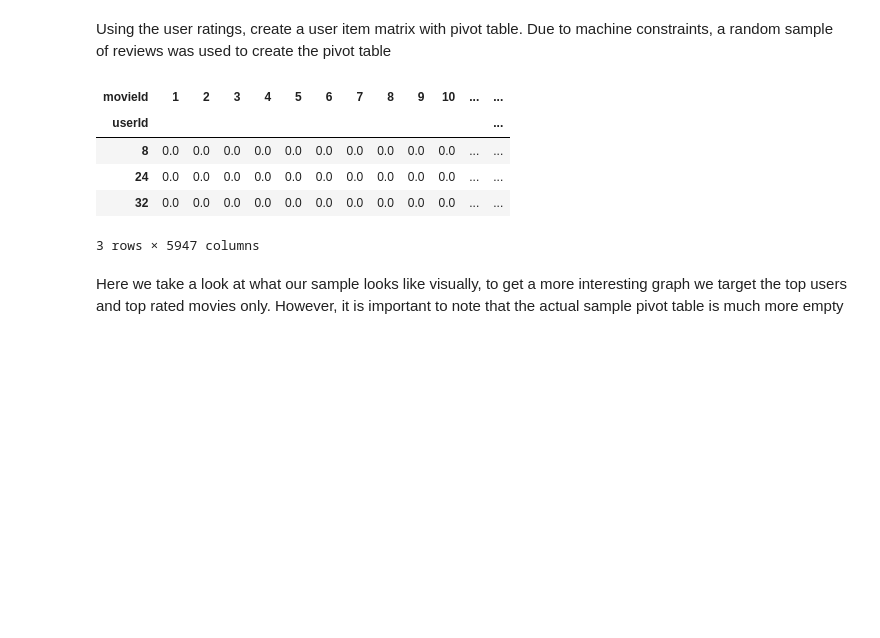
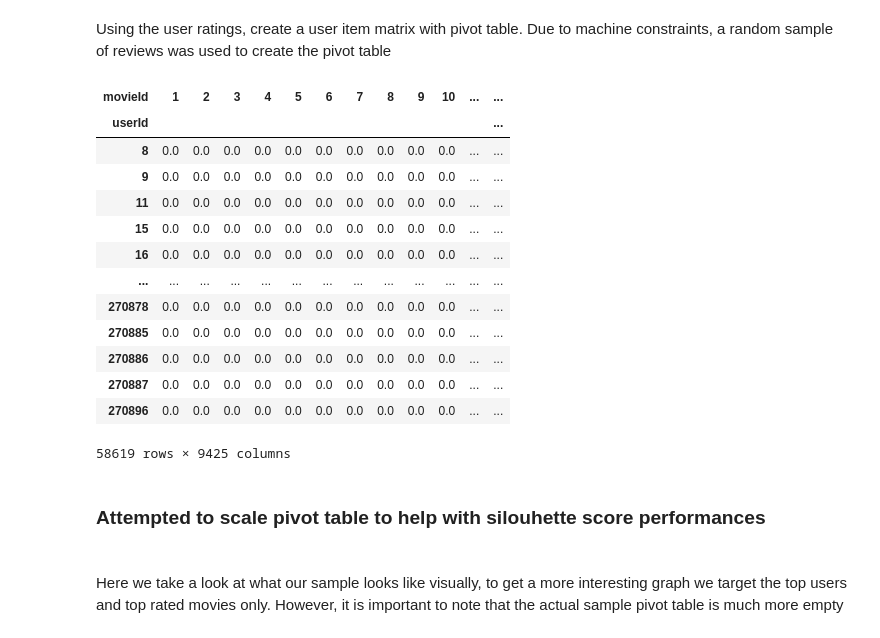
Before and after one commit to Radwanbaba13/MovieRecommenderSystem, a Jupyter notebook: KMeansClustering.ipynb, the cells around one changed output. Drawn from its saved outputs; the diff is of its cells as text; code cells hidden in the pictures; blank space fills up the shorter version.

```diff
--- a/KMeansClustering.ipynb
+++ b/KMeansClustering.ipynb
@@ -29,12 +29,12 @@ import sklearn
 # %% [markdown]
 <h2>Load and process data</h2>
 # %%
-movies_df = df.read_csv('data/movies_metadata.csv', delimiter=',', header=0, dtype=str)
+movies_df = pd.read_csv('data/movies_metadata.csv', delimiter=',', header=0, dtype=str)
 movies_df = movies_df[['id', 'original_title', 'genres', 'release_date', 'vote_average', 'vote_count']]
 movies_df = movies_df.dropna(subset=['original_title', 'genres'])
-movies_df['release_date'] = df.to_datetime(movies_df['release_date'], errors='coerce')
+movies_df['release_date'] = pd.to_datetime(movies_df['release_date'], errors='coerce')
 
-ratings_df = pd.read_csv('data/ratings.csv', delimiter=',', header=0, dtype=str)
+ratings_df = pd.read_csv('data/ratings_small.csv', delimiter=',', header=0, dtype=str)
 ratings_df = ratings_df[['userId', 'movieId', 'rating', 'timestamp']]
 
 ratings_df['userId'] = ratings_df['userId'].astype(int)
@@ -71,33 +71,43 @@ keywords_df.head(3)
 # %%
 from scipy.sparse import csr_matrix
 
 
 # # Convert 'movieId' column to category dtype and ensure known categories
 # ratings_df['movieId'] = ratings_df['movieId'].astype('category')
 # ratings_df['movieId'] = ratings_df['movieId'].cat.as_known()
 
 # # Create a pivot table
 # pivot_table = ratings_df.pivot_table(index='userId', columns='movieId', values='rating', aggfunc='mean')
 
 # # Compute the pivot table
 # pivot_table = pivot_table.compute()
 
 # # Group by userId and movieId and compute the mean rating
 # pivot_table = ratings_df.groupby(['userId', 'movieId'])['rating'].mean().reset_index()
 
 
 # -----------
-sample_size = 30000  # Specify the desired sample size
+sample_size = 100000  # Specify the desired sample size
 sample_ratings = ratings_df.sample(n=sample_size, random_state=42)
 
 # Create a pivot table to represent the user-item rating matrix
 pivot_table = sample_ratings.pivot_table(index='userId', columns='movieId', values='rating', fill_value=0)
 
-pivot_table.head(3)
+pivot_table
 # %% [output]
 | movieId | 1 | 2 | 3 | 4 | 5 | 6 | 7 | 8 | 9 | 10 | ... | ... |
 | userId |  |  |  |  |  |  |  |  |  |  |  | ... |
 | 8 | 0.0 | 0.0 | 0.0 | 0.0 | 0.0 | 0.0 | 0.0 | 0.0 | 0.0 | 0.0 | ... | ... |
-| 24 | 0.0 | 0.0 | 0.0 | 0.0 | 0.0 | 0.0 | 0.0 | 0.0 | 0.0 | 0.0 | ... | ... |
-| 32 | 0.0 | 0.0 | 0.0 | 0.0 | 0.0 | 0.0 | 0.0 | 0.0 | 0.0 | 0.0 | ... | ... |
+| 9 | 0.0 | 0.0 | 0.0 | 0.0 | 0.0 | 0.0 | 0.0 | 0.0 | 0.0 | 0.0 | ... | ... |
+| 11 | 0.0 | 0.0 | 0.0 | 0.0 | 0.0 | 0.0 | 0.0 | 0.0 | 0.0 | 0.0 | ... | ... |
+| 15 | 0.0 | 0.0 | 0.0 | 0.0 | 0.0 | 0.0 | 0.0 | 0.0 | 0.0 | 0.0 | ... | ... |
+| 16 | 0.0 | 0.0 | 0.0 | 0.0 | 0.0 | 0.0 | 0.0 | 0.0 | 0.0 | 0.0 | ... | ... |
+| ... | ... | ... | ... | ... | ... | ... | ... | ... | ... | ... | ... | ... |
+| 270878 | 0.0 | 0.0 | 0.0 | 0.0 | 0.0 | 0.0 | 0.0 | 0.0 | 0.0 | 0.0 | ... | ... |
+| 270885 | 0.0 | 0.0 | 0.0 | 0.0 | 0.0 | 0.0 | 0.0 | 0.0 | 0.0 | 0.0 | ... | ... |
+| 270886 | 0.0 | 0.0 | 0.0 | 0.0 | 0.0 | 0.0 | 0.0 | 0.0 | 0.0 | 0.0 | ... | ... |
+| 270887 | 0.0 | 0.0 | 0.0 | 0.0 | 0.0 | 0.0 | 0.0 | 0.0 | 0.0 | 0.0 | ... | ... |
+| 270896 | 0.0 | 0.0 | 0.0 | 0.0 | 0.0 | 0.0 | 0.0 | 0.0 | 0.0 | 0.0 | ... | ... |
-3 rows × 5947 columns
+58619 rows × 9425 columns
+# %% [markdown]
+<h3>Attempted to scale pivot table to help with silouhette score performances<h3>
```
Also changed, not shown: parts of 13 cells of this notebook.
